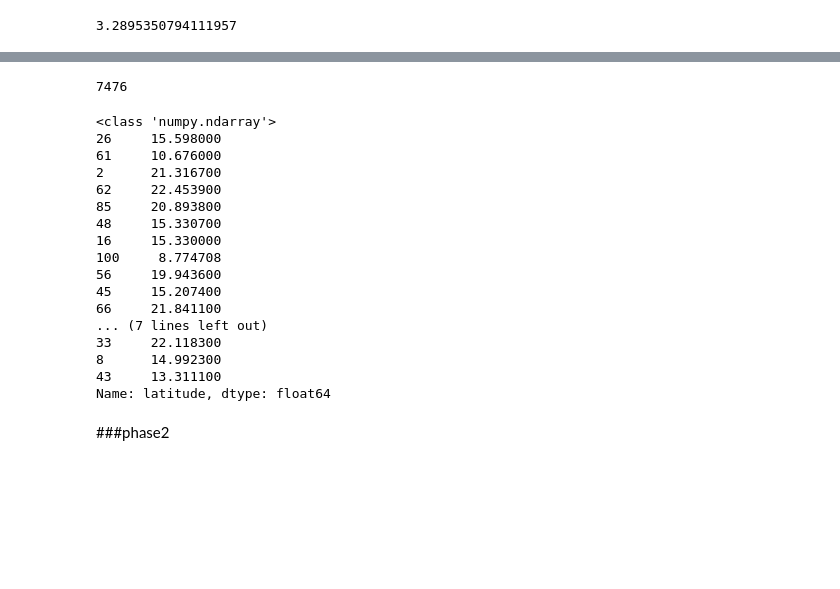
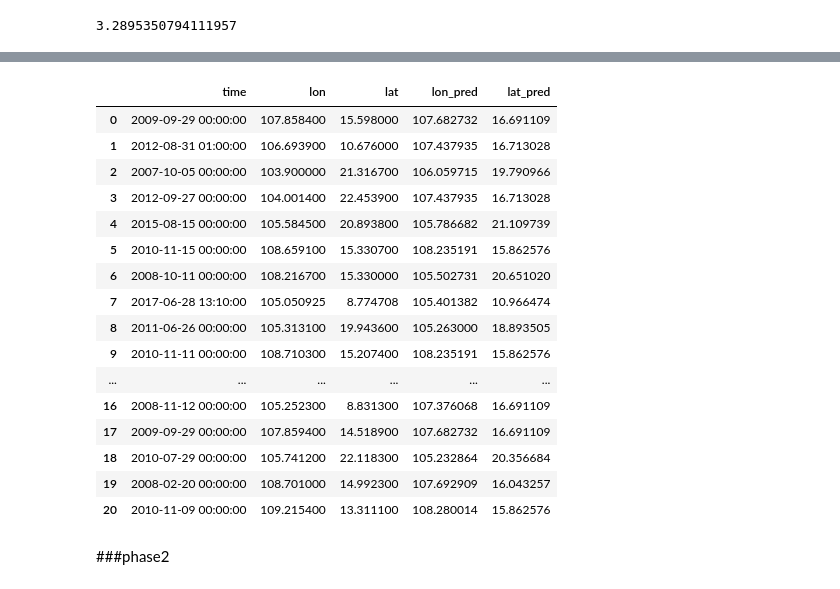
Before and after one commit to dattruongquoc0206/NaturalDisasterForecastingSystem, a Jupyter notebook: dataset/landslide/time.ipynb, the cells around one changed output, grey strips where cells are left out. Cells and saved outputs as stored; diff of their text form; code cells hidden in the pictures; blank space fills up the shorter version.

```diff
--- a/dataset/landslide/time.ipynb
+++ b/dataset/landslide/time.ipynb
@@ -88,7 +88,7 @@ regressor_lon= xgb.XGBRegressor( max_depth     = 3,
                            eval_metric='rmse')
 
 regressor_lon.fit(X_train_lon, y_train_lon)
-y_pred_lon = regressor.predict(X_test_lon)
+y_pred_lon = regressor_lon.predict(X_test_lon)
 rsme_lon = np.sqrt(mean_squared_error(y_test_lon,y_pred_lon))
 rsme_lon
 # %% [output]
@@ -154,35 +113,29 @@ df
-# %%
-X_train, X_test, y_train, y_test = train_test_split(df[df["event_date"],df["longitude"], train_size = 0.8, test_size = 0.2, random_state = 0)
-len(X_train)
-# %% [output]
-7476
-# %%
-regressor=xgb.XGBRegressor( max_depth     = 3,
-                           n_estimators  = 500,
-                           learning_rate = 0.01,
-                           eval_metric='rmse')
-
-regressor.fit(X_train, y_train)
-y_pred = regressor.predict(X_test)
-rsme = np.sqrt(mean_squared_error(y_test,y_pred))
-rsme
-print(y_pred)
-print(y_test)
-# %% [output]
-<class 'numpy.ndarray'>
-26     15.598000
-61     10.676000
-2      21.316700
-62     22.453900
-85     20.893800
-48     15.330700
-16     15.330000
-100     8.774708
-56     19.943600
-45     15.207400
-66     21.841100
-... (7 lines left out)
-33     22.118300
-8      14.992300
-43     13.311100
-Name: latitude, dtype: float64
+# %%
+result = pd.DataFrame(columns= ["time", "lon", "lat", "lon_pred", "lat_pred"])
+# %%
+result["time"] = X_test_lat.apply(lambda x: get_date_time(x))
+# result["time"] = result["time"].apply(lambda x: get_date_time(x))
+result["lon"] = y_test_lon
+result["lat"] = y_test_lat
+result["lon_pred"] = y_pred_lon
+result["lat_pred"] = y_pred_lat
+# %%
+result
+# %% [output]
+|  | time | lon | lat | lon_pred | lat_pred |
+| 0 | 2009-09-29 00:00:00 | 107.858400 | 15.598000 | 107.682732 | 16.691109 |
+| 1 | 2012-08-31 01:00:00 | 106.693900 | 10.676000 | 107.437935 | 16.713028 |
+| 2 | 2007-10-05 00:00:00 | 103.900000 | 21.316700 | 106.059715 | 19.790966 |
+| 3 | 2012-09-27 00:00:00 | 104.001400 | 22.453900 | 107.437935 | 16.713028 |
+| 4 | 2015-08-15 00:00:00 | 105.584500 | 20.893800 | 105.786682 | 21.109739 |
+| 5 | 2010-11-15 00:00:00 | 108.659100 | 15.330700 | 108.235191 | 15.862576 |
+| 6 | 2008-10-11 00:00:00 | 108.216700 | 15.330000 | 105.502731 | 20.651020 |
+| 7 | 2017-06-28 13:10:00 | 105.050925 | 8.774708 | 105.401382 | 10.966474 |
+| 8 | 2011-06-26 00:00:00 | 105.313100 | 19.943600 | 105.263000 | 18.893505 |
+| 9 | 2010-11-11 00:00:00 | 108.710300 | 15.207400 | 108.235191 | 15.862576 |
+| ... | ... | ... | ... | ... | ... |
+| 16 | 2008-11-12 00:00:00 | 105.252300 | 8.831300 | 107.376068 | 16.691109 |
+| 17 | 2009-09-29 00:00:00 | 107.859400 | 14.518900 | 107.682732 | 16.691109 |
+| 18 | 2010-07-29 00:00:00 | 105.741200 | 22.118300 | 105.232864 | 20.356684 |
+| 19 | 2008-02-20 00:00:00 | 108.701000 | 14.992300 | 107.692909 | 16.043257 |
+| 20 | 2010-11-09 00:00:00 | 109.215400 | 13.311100 | 108.280014 | 15.862576 |
```
Also changed, not shown: parts of 10 cells of this notebook, 11 other files.
